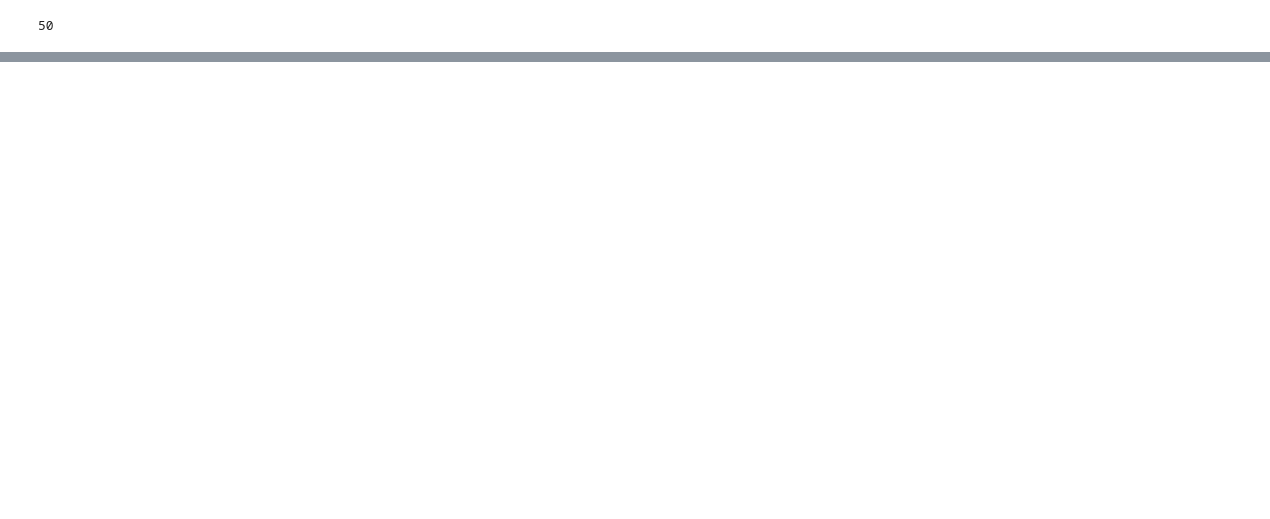
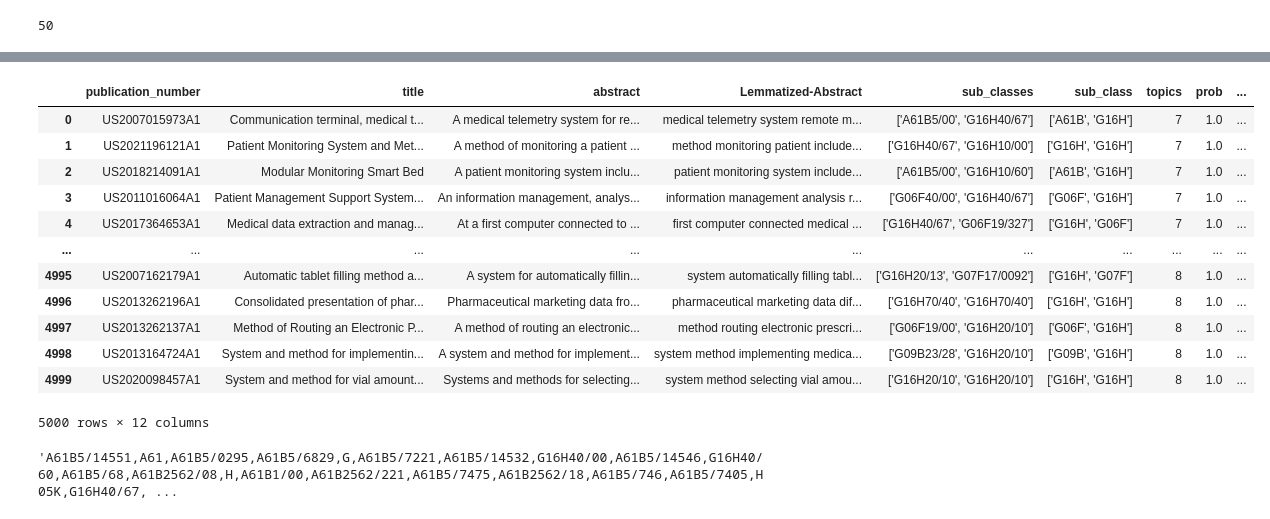
Before and after one commit to esmailisamane/Topic-Modeling, a Jupyter notebook: Essay/BERTopic-Preprocessing.ipynb, the cells around one changed output, grey strips where cells are left out. Cells and saved outputs as stored; diff of their text form; code cells hidden in the pictures; blank space fills up the shorter version.

```diff
--- a/Essay/BERTopic-Preprocessing.ipynb
+++ b/Essay/BERTopic-Preprocessing.ipynb
@@ -581,0 +546,16 @@ top_10_documents_test1[top_10_documents_test1['has_matching_class'] == True]
+# %%
+# Assuming you want to predict topics for the first 100 samples in 'df_Abstract_test'
+num_samples_to_predict = 100
+
+num_of_topics = 5
+results = []
+
+# Assuming you have a list of 100 queries in test
+for query in df_Abstract_test['abstract'][:num_samples_to_predict]:
+    similar_topics, similarity = topic_model.find_topics(query, top_n=num_of_topics)
+    results.append((similar_topics, similarity))
+
+# Now, the 'results' list contains the similar topics and similarities for each query
+# You can access the results for a specific query like this:
+for i, (similar_topics, similarity) in enumerate(results):
+    print(f"Query {i + 1}: Similar Topics {similar_topics}, Similarity {similarity}")
@@ -581,0 +621,57 @@ top_10_documents_test1[top_10_documents_test1['has_matching_class'] == True]
+# %%
+import pandas as pd
+
+# Create an empty DataFrame to store the results
+result_df = pd.DataFrame(columns=['publication_number', 'title', 'abstract', 'Lemmatized-Abstract', 'sub_classes', 'sub_class', 'topics', 'prob', 'query_publication_numbers', 'query_class_codes', 'query_abstract', 'query_predicted_topics'])
+
+# Define the number of documents to retrieve for each topic
+num_of_documents_to_retrieve = 10
+
+for i, row in result_df_q.iterrows():
+    query = row['query_abstract']
+    predicted_topics = row['query_predicted_topics']
+
+    for topic_id in predicted_topics:
+        # Filter 'df_Abstract_topic' to get the top 'num_of_documents_to_retrieve' documents for the current topic_id
+        topic_documents = df_Abstract_topic[df_Abstract_topic['topics'] == topic_id]
+
+        # Sort the documents by probability in descending order
+        topic_documents = topic_documents.sort_values(by='prob', ascending=False).head(num_of_documents_to_retrieve)
+
+        # Append the results to the 'result_df' DataFrame
+        for _, doc_row in topic_documents.iterrows():
+            result_df = result_df.append({
+                'query_publication_numbers': row['query_publication_numbers'],
+                'query_class_codes': row['query_class_codes'],
+                'query_abstract': query,
+                'query_predicted_topics': [topic_id],  # Assign the current topic_id as a list
+                'publication_number': doc_row['publication_number'],
+                'title': doc_row['title'],
+                'abstract': doc_row['abstract'],
+                'Lemmatized-Abstract': doc_row['Lemmatized-Abstract'],
+                'sub_classes': doc_row['sub_classes'],
+                'sub_class': doc_row['sub_class'],
+                'topics': doc_row['topics'],
+                'prob': doc_row['prob']
+            }, ignore_index=True)
+
+# Now, 'result_df' contains the top 10 most probable documents for each predicted topic list for each query
+result_df
+# %% [output]
+|  | publication_number | title | abstract | Lemmatized-Abstract | sub_classes | sub_class | topics | prob | ... |
+| 0 | US2007015973A1 | Communication terminal, medical t... | A medical telemetry system for re... | medical telemetry system remote m... | ['A61B5/00', 'G16H40/67'] | ['A61B', 'G16H'] | 7 | 1.0 | ... |
+| 1 | US2021196121A1 | Patient Monitoring System and Met... | A method of monitoring a patient ... | method monitoring patient include... | ['G16H40/67', 'G16H10/00'] | ['G16H', 'G16H'] | 7 | 1.0 | ... |
+| 2 | US2018214091A1 | Modular Monitoring Smart Bed | A patient monitoring system inclu... | patient monitoring system include... | ['A61B5/00', 'G16H10/60'] | ['A61B', 'G16H'] | 7 | 1.0 | ... |
+| 3 | US2011016064A1 | Patient Management Support System... | An information management, analys... | information management analysis r... | ['G06F40/00', 'G16H40/67'] | ['G06F', 'G16H'] | 7 | 1.0 | ... |
+| 4 | US2017364653A1 | Medical data extraction and manag... | At a first computer connected to ... | first computer connected medical ... | ['G16H40/67', 'G06F19/327'] | ['G16H', 'G06F'] | 7 | 1.0 | ... |
+| ... | ... | ... | ... | ... | ... | ... | ... | ... | ... |
+| 4995 | US2007162179A1 | Automatic tablet filling method a... | A system for automatically fillin... | system automatically filling tabl... | ['G16H20/13', 'G07F17/0092'] | ['G16H', 'G07F'] | 8 | 1.0 | ... |
+| 4996 | US2013262196A1 | Consolidated presentation of phar... | Pharmaceutical marketing data fro... | pharmaceutical marketing data dif... | ['G16H70/40', 'G16H70/40'] | ['G16H', 'G16H'] | 8 | 1.0 | ... |
+| 4997 | US2013262137A1 | Method of Routing an Electronic P... | A method of routing an electronic... | method routing electronic prescri... | ['G06F19/00', 'G16H20/10'] | ['G06F', 'G16H'] | 8 | 1.0 | ... |
+| 4998 | US2013164724A1 | System and method for implementin... | A system and method for implement... | system method implementing medica... | ['G09B23/28', 'G16H20/10'] | ['G09B', 'G16H'] | 8 | 1.0 | ... |
+| 4999 | US2020098457A1 | System and method for vial amount... | Systems and methods for selecting... | system method selecting vial amou... | ['G16H20/10', 'G16H20/10'] | ['G16H', 'G16H'] | 8 | 1.0 | ... |
+5000 rows × 12 columns
+# %%
+result_df['query_class_codes'][0]
+# %% [output]
+'A61B5/14551,A61,A61B5/0295,A61B5/6829,G,A61B5/7221,A61B5/14532,G16H40/00,A61B5/14546,G16H40/60,A61B5/68,A61B2562/08,H,A61B1/00,A61B2562/221,A61B5/7475,A61B2562/18,A61B5/746,A61B5/7405,H05K,G16H40/67, ...
```
Also changed, not shown: parts of 10 cells of this notebook.
